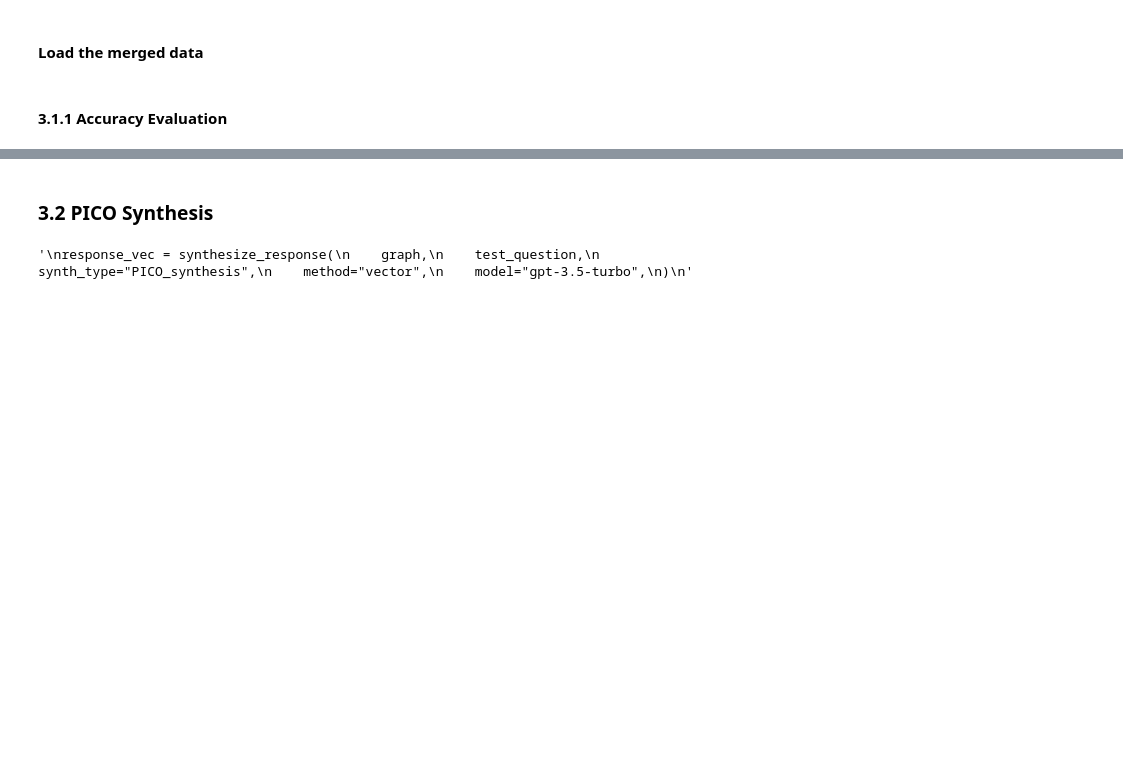
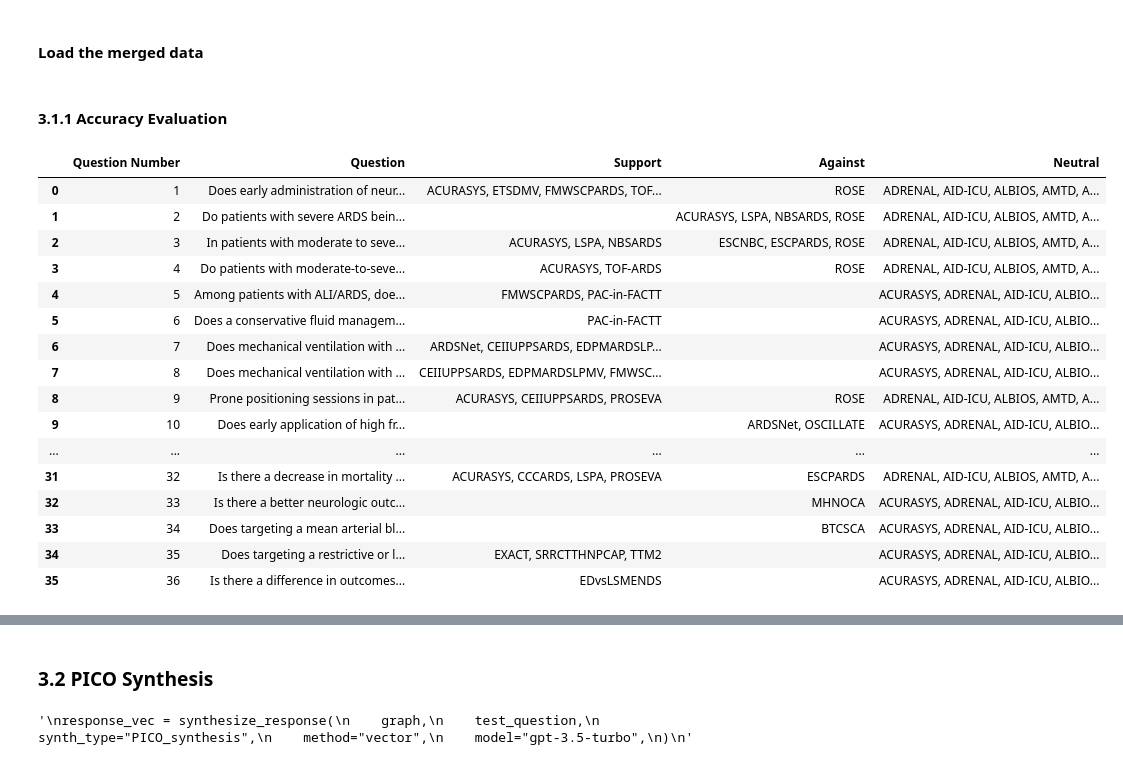
Before and after one commit to suim-park/GraphRAG_experiments, a Jupyter notebook: synthesis.ipynb, the cells around one changed output, grey strips where cells are left out. Saved outputs shown, nothing was run; the diff lists cells and outputs as text; code cells hidden in the pictures; blank space fills up the shorter version.

```diff
--- a/synthesis.ipynb
+++ b/synthesis.ipynb
@@ -233,3 +241,8 @@ df_results = pd.read_csv("./outputs/stance_synthesis_results.csv")
+# %%
+# Apply the update function to your DataFrame
+df_updated = df_results.apply(
+    lambda row: update_neutral_papers(row, total_vocab_set), axis=1
+)
 # %% [markdown]
 ### 3.1.1 Synthesis Evaluation
 # %%
@@ -336,0 +344,20 @@ total_vocab_set = set(
+# %%
+df_updated
+# %% [output]
+|  | Question Number | Question | Support | Against | Neutral |
+| 0 | 1 | Does early administration of neur... | ACURASYS, ETSDMV, FMWSCPARDS, TOF... | ROSE | ADRENAL, AID-ICU, ALBIOS, AMTD, A... |
+| 1 | 2 | Do patients with severe ARDS bein... |  | ACURASYS, LSPA, NBSARDS, ROSE | ADRENAL, AID-ICU, ALBIOS, AMTD, A... |
+| 2 | 3 | In patients with moderate to seve... | ACURASYS, LSPA, NBSARDS | ESCNBC, ESCPARDS, ROSE | ADRENAL, AID-ICU, ALBIOS, AMTD, A... |
+| 3 | 4 | Do patients with moderate-to-seve... | ACURASYS, TOF-ARDS | ROSE | ADRENAL, AID-ICU, ALBIOS, AMTD, A... |
+| 4 | 5 | Among patients with ALI/ARDS, doe... | FMWSCPARDS, PAC-in-FACTT |  | ACURASYS, ADRENAL, AID-ICU, ALBIO... |
+| 5 | 6 | Does a conservative fluid managem... | PAC-in-FACTT |  | ACURASYS, ADRENAL, AID-ICU, ALBIO... |
+| 6 | 7 | Does mechanical ventilation with ... | ARDSNet, CEIIUPPSARDS, EDPMARDSLP... |  | ACURASYS, ADRENAL, AID-ICU, ALBIO... |
+| 7 | 8 | Does mechanical ventilation with ... | CEIIUPPSARDS, EDPMARDSLPMV, FMWSC... |  | ACURASYS, ADRENAL, AID-ICU, ALBIO... |
+| 8 | 9 | Prone positioning sessions in pat... | ACURASYS, CEIIUPPSARDS, PROSEVA | ROSE | ADRENAL, AID-ICU, ALBIOS, AMTD, A... |
+| 9 | 10 | Does early application of high fr... |  | ARDSNet, OSCILLATE | ACURASYS, ADRENAL, AID-ICU, ALBIO... |
+| ... | ... | ... | ... | ... | ... |
+| 31 | 32 | Is there a decrease in mortality ... | ACURASYS, CCCARDS, LSPA, PROSEVA | ESCPARDS | ADRENAL, AID-ICU, ALBIOS, AMTD, A... |
+| 32 | 33 | Is there a better neurologic outc... |  | MHNOCA | ACURASYS, ADRENAL, AID-ICU, ALBIO... |
+| 33 | 34 | Does targeting a mean arterial bl... |  | BTCSCA | ACURASYS, ADRENAL, AID-ICU, ALBIO... |
+| 34 | 35 | Does targeting a restrictive or l... | EXACT, SRRCTTHNPCAP, TTM2 |  | ACURASYS, ADRENAL, AID-ICU, ALBIO... |
+| 35 | 36 | Is there a difference in outcomes... | EDvsLSMENDS |  | ACURASYS, ADRENAL, AID-ICU, ALBIO... |
```
Also changed, not shown: parts of 11 cells of this notebook, 4 other files.
